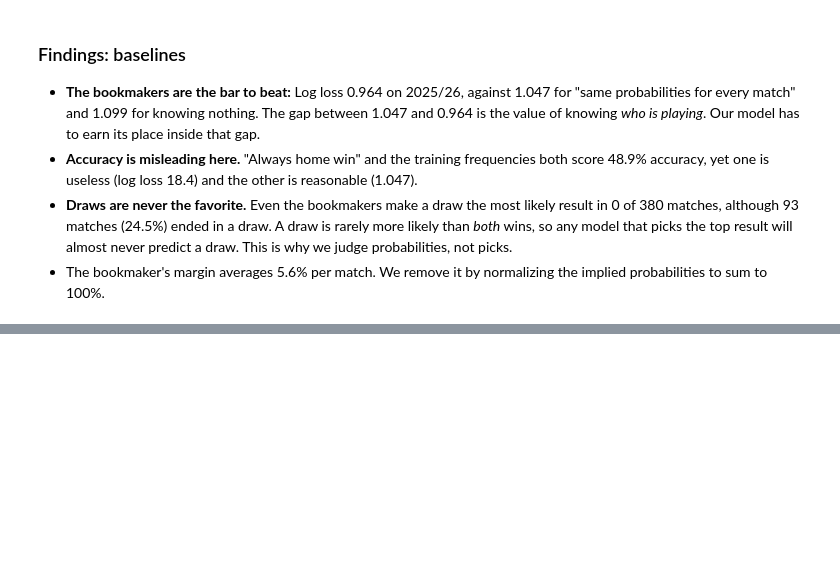
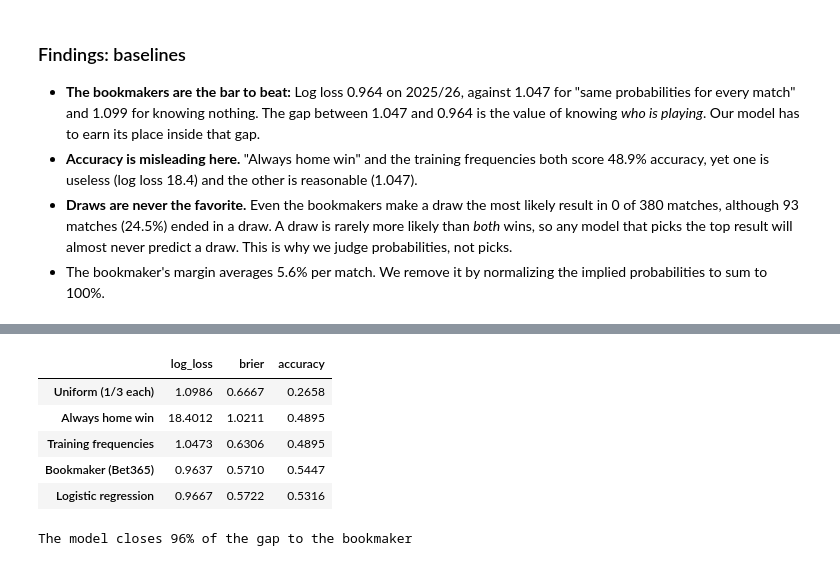
Before and after one commit to idoberk/laliga-match-prediction, a Jupyter notebook: notebooks/laliga_match_prediction.ipynb, the cells around one changed output, grey strips where cells are left out. Cells and saved outputs as stored; diff of their text form; code cells hidden in the pictures; blank space fills up the shorter version.

Commit message:
Add logistic regression outcome model with forward chaining CV

```diff
--- a/notebooks/laliga_match_prediction.ipynb
+++ b/notebooks/laliga_match_prediction.ipynb
@@ -1522,0 +1599,33 @@ pd.DataFrame(
+# %%
+FEATURES = FEATURE_SETS["Elo + shots on target"]
+
+outcome_model = make_outcome_model().fit(
+    train_matches[FEATURES], train_matches["FTResult"]
+)
+
+logistic_test = predict_outcomes(outcome_model, test_matches, FEATURES)
+
+# Add the model to the baseline table
+model_scores = baseline_scores.copy()
+model_scores.loc["Logistic regression"] = score_probabilities(
+    test_matches["FTResult"], logistic_test
+)
+
+model_scores.round(4)
+# %% [output]
+|  | log_loss | brier | accuracy |
+| Uniform (1/3 each) | 1.0986 | 0.6667 | 0.2658 |
+| Always home win | 18.4012 | 1.0211 | 0.4895 |
+| Training frequencies | 1.0473 | 0.6306 | 0.4895 |
+| Bookmaker (Bet365) | 0.9637 | 0.5710 | 0.5447 |
+| Logistic regression | 0.9667 | 0.5722 | 0.5316 |
+# %%
+# How much of the gap between "knows nothing about the teams" and the bookmaker does the model close?
+log_losses = model_scores["log_loss"]
+gap_closed = (
+    log_losses["Training frequencies"] - log_losses["Logistic regression"]
+) / (log_losses["Training frequencies"] - log_losses["Bookmaker (Bet365)"])
+
+print(f"The model closes {gap_closed:.0%} of the gap to the bookmaker")
+# %% [output]
+The model closes 96% of the gap to the bookmaker
```
Also changed, not shown: parts of 6 cells of this notebook, 2 other files.
